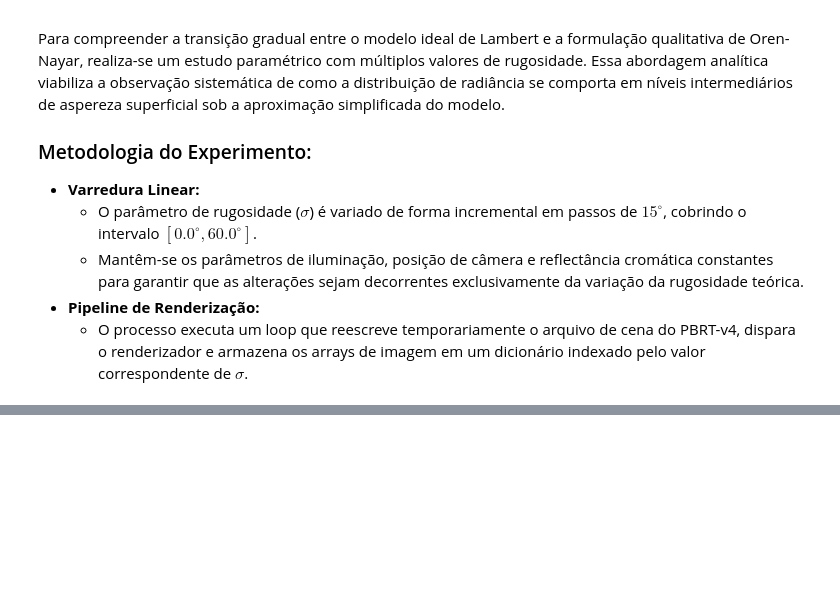
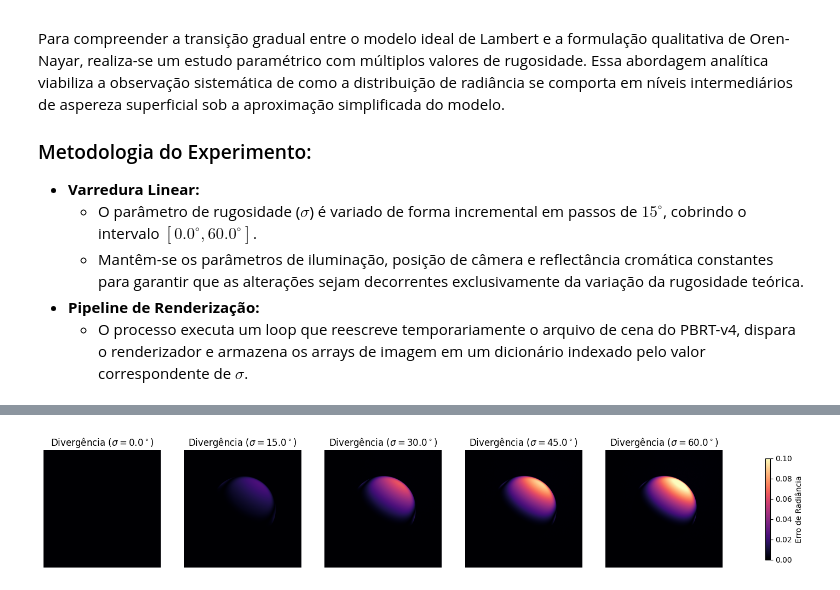
Before and after one commit to serenesinister/oren-nayar, a Jupyter notebook: OrenNayar (ipynb)/01_OrenNayar_Exploration.ipynb, the cells around one changed output, grey strips where cells are left out. Cells and saved outputs as stored; diff of their text form; code cells hidden in the pictures; blank space fills up the shorter version.

```diff
--- a/OrenNayar (ipynb)/01_OrenNayar_Exploration.ipynb
+++ b/OrenNayar (ipynb)/01_OrenNayar_Exploration.ipynb
@@ -333,0 +368,19 @@ Renderizando com sigma=60.0 e cor=[0.7, 0.2, 0.2]...
+# %%
+
+fig, axes = plt.subplots(1, 5, figsize=(20, 4))
+base_lambert = imagens_sigma[0.0]
+
+for i, s in enumerate(valores_sigma):
+    # Calcula a diferença absoluta em relação a σ=0
+    diff = np.abs(imagens_sigma[s] - base_lambert)
+    diff_gray = np.mean(diff, axis=2)  # Média dos canais RGB
+
+    # Exibe em mapa de calor (Viridis/Plasma destaca variações sutis)
+    im = axes[i].imshow(diff_gray, cmap="magma", vmin=0, vmax=0.1)
+    axes[i].set_title(fr"Divergência ($\sigma = {s}^\circ$)", fontsize=12)
+    axes[i].axis("off")
+
+plt.colorbar(im, ax=axes.ravel().tolist(), shrink=0.6, label="Erro de Radiância")
+plt.show()
+# %% [output]
+[figure, added]
```
Also changed, not shown: parts of 4 cells of this notebook, 3 other files.
